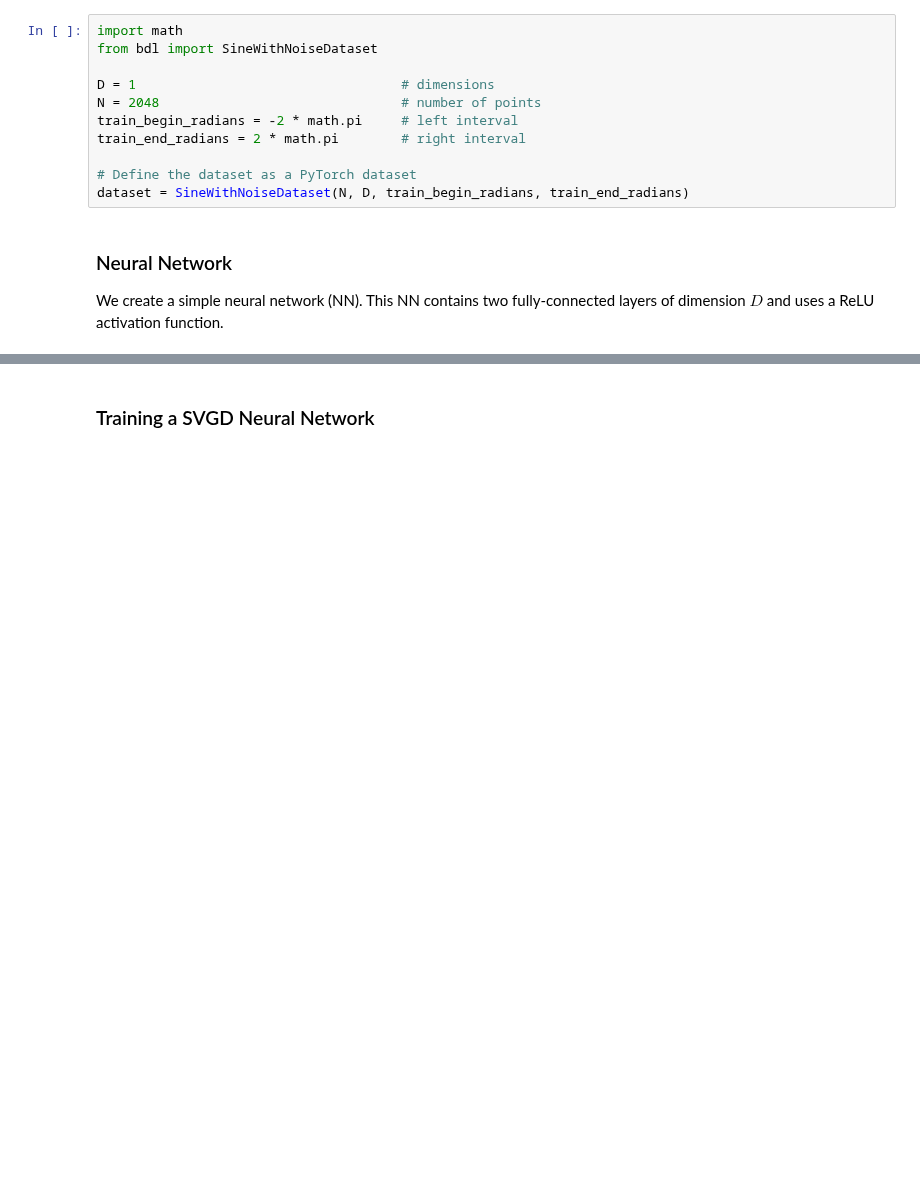
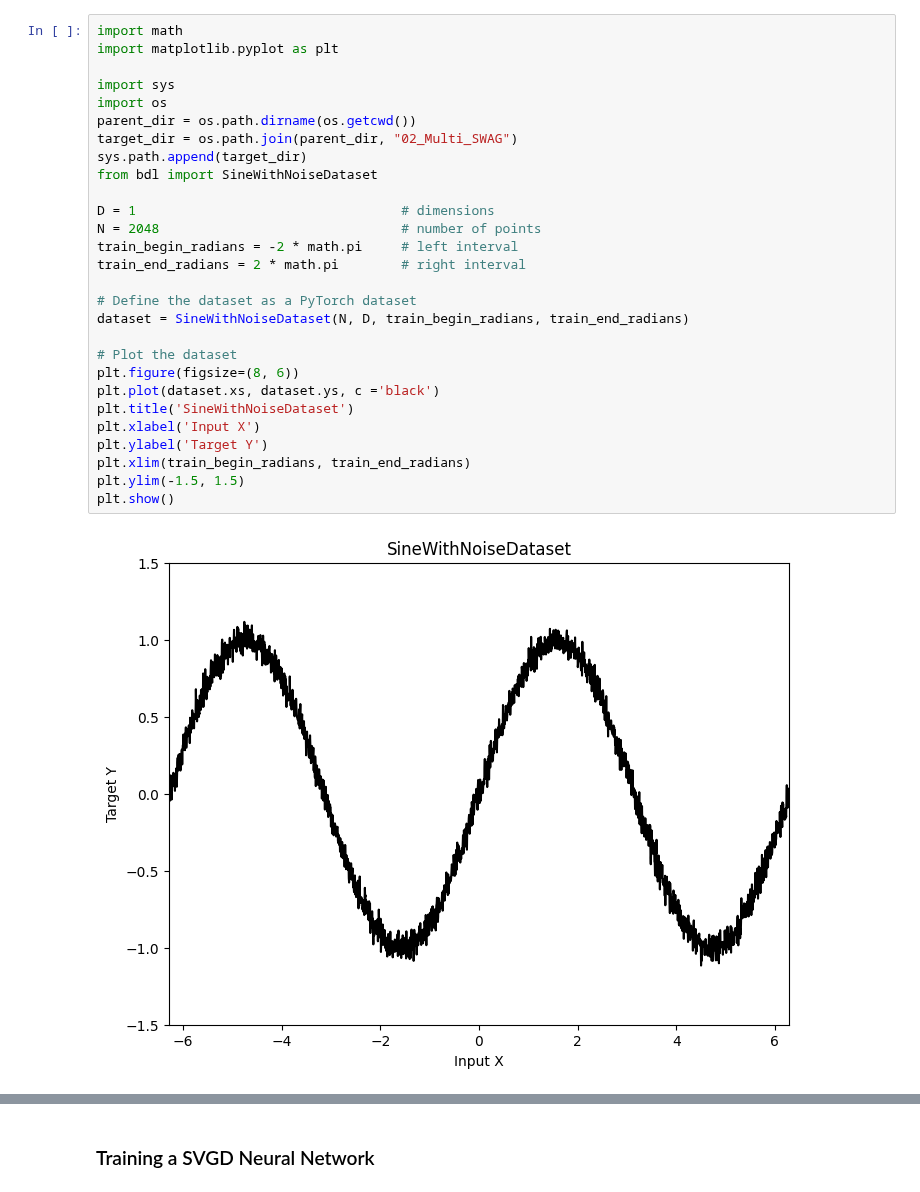
Before and after one commit to lbai-lab/push, a Jupyter notebook: docs/source/examples/01_Bayesian_Deep_Learning/03_SVGD/SVGD.ipynb, the cells around one changed output, grey strips where cells are left out. Drawn from its saved outputs; the diff is of its cells as text; blank space fills up the shorter version.

```diff
--- a/docs/source/examples/01_Bayesian_Deep_Learning/03_SVGD/SVGD.ipynb
+++ b/docs/source/examples/01_Bayesian_Deep_Learning/03_SVGD/SVGD.ipynb
@@ -7,15 +37,30 @@ For illustrative purposes, we create a random dataset with $N$ points of dimensi
 # %%
 import math
+import matplotlib.pyplot as plt
+
+import sys
+import os
+parent_dir = os.path.dirname(os.getcwd())
+target_dir = os.path.join(parent_dir, "02_Multi_SWAG")
+sys.path.append(target_dir)
 from bdl import SineWithNoiseDataset
 
 D = 1                                  # dimensions
 N = 2048                               # number of points
 train_begin_radians = -2 * math.pi     # left interval
 train_end_radians = 2 * math.pi        # right interval
 
 # Define the dataset as a PyTorch dataset
 dataset = SineWithNoiseDataset(N, D, train_begin_radians, train_end_radians)
+
+# Plot the dataset
+plt.figure(figsize=(8, 6))
+plt.plot(dataset.xs, dataset.ys, c ='black')
+plt.title('SineWithNoiseDataset')
+plt.xlabel('Input X')
+plt.ylabel('Target Y')
+plt.xlim(train_begin_radians, train_end_radians)
+plt.ylim(-1.5, 1.5)
+plt.show()
+# %% [output]
+[figure, added]
-# %% [markdown]
-### Neural Network
-
-We create a simple neural network (NN). This NN contains two fully-connected layers of dimension $D$ and uses a ReLU activation function.
```
Also changed, not shown: parts of 7 cells of this notebook, 1 other file.
